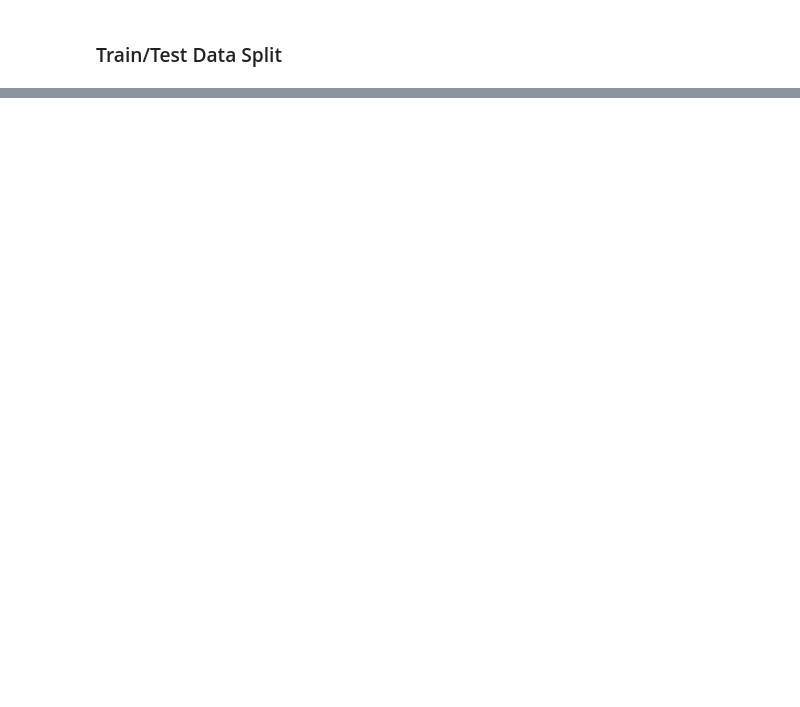
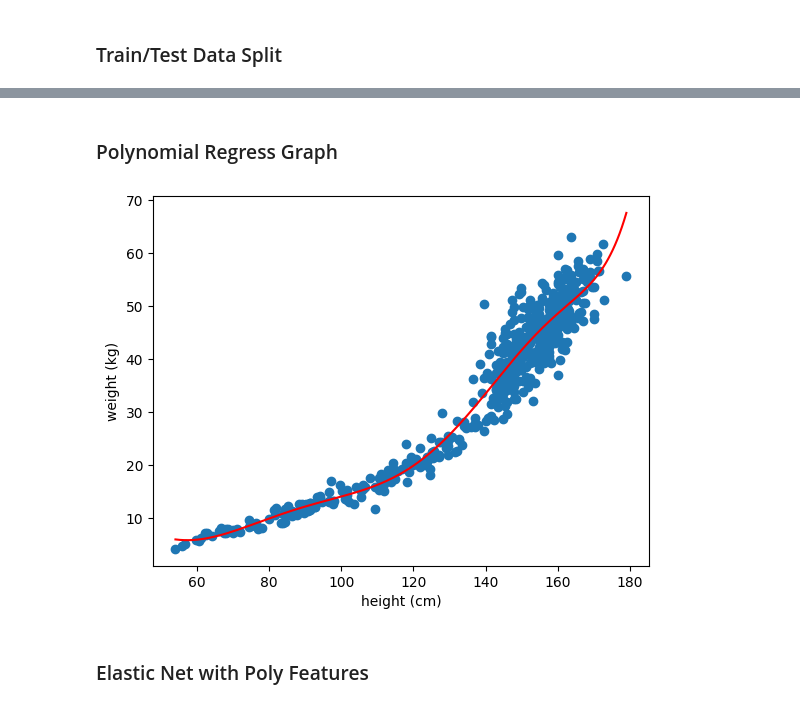
Before and after one commit to meldstonerogers/machine-learning-module4lab, a Jupyter notebook: StoneRogerslab4_starter.ipynb, the cells around one changed output, grey strips where cells are left out. Cells and saved outputs as stored; diff of their text form; code cells hidden in the pictures; blank space fills up the shorter version.

```diff
--- a/StoneRogerslab4_starter.ipynb
+++ b/StoneRogerslab4_starter.ipynb
@@ -388,0 +284,26 @@ Test Male to Female Ratio: 89%
+# %% [markdown]
+### Polynomial Regress Graph
+# %%
+min_height = height.min()
+max_height = height.max()
+points = 200
+step_by = (max_height - min_height)/(points-1)
+
+x_values = [min_height + i*step_by for i in range(0, points)]
+inputs = [[x] for x in x_values]
+inputs_poly = poly_process.fit_transform(inputs)
+y_values = lr_model.predict(inputs_poly)
+
+import matplotlib.pyplot as plt
+height = howell_full['height']
+weight = howell_full['weight']
+
+plt.scatter(height, weight)
+plt.xlabel('height (cm)')
+plt.ylabel('weight (kg)')
+plt.plot(x_values, y_values, c='red')
+plt.show()
+# %% [output]
+[figure, added]
+# %% [markdown]
+### Elastic Net with Poly Features
```
Also changed, not shown: parts of 37 cells of this notebook, 3 other files.
